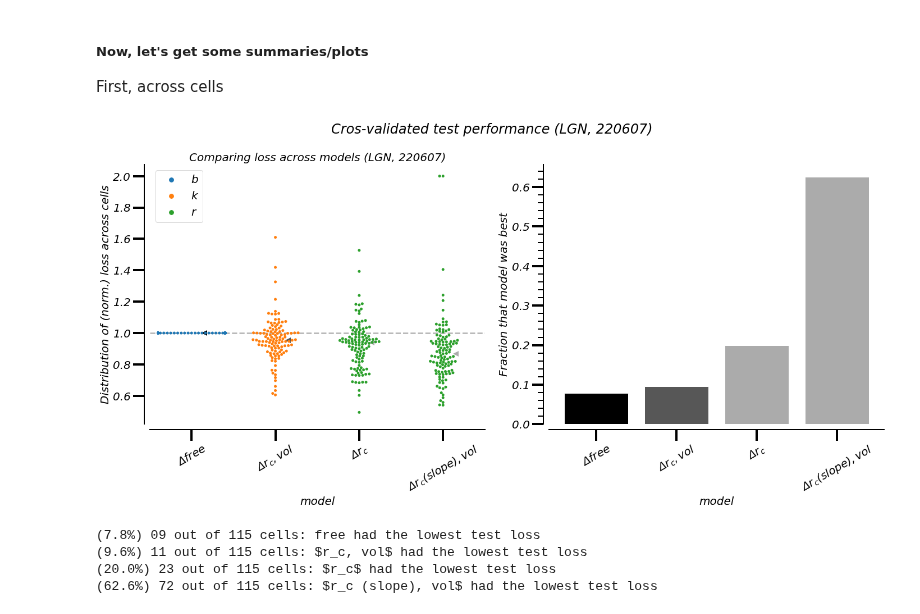
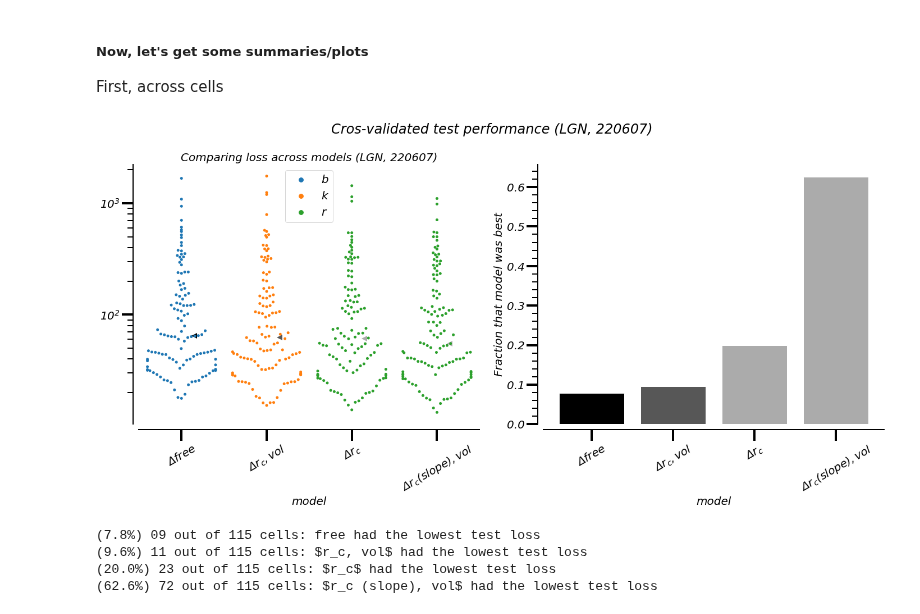
Before and after one commit to paul-levy/SF-diversity, a Jupyter notebook: 01_sfTuning_contrast.ipynb, the cells around one changed output. Cells and saved outputs as stored; diff of their text form; code cells hidden in the pictures.

Commit message:
changes to ipynbs, including option for stacked rather than side-by-side histograms, changes to DoG schematic as proposed by tony

```diff
--- a/01_sfTuning_contrast.ipynb
+++ b/01_sfTuning_contrast.ipynb
@@ -535,21 +571,24 @@ First, across cells
 
 nrows, ncols = 1, 2;
 f, ax = plt.subplots(nrows, ncols, figsize=(ncols*10,nrows*10))
-use_norm = True;
+use_norm = False;
 nCells = nlls_summary_all.shape[0]
 sns.despine(offset=10)
+
+norm_str = '_norm' if use_norm else ''
 
 ### first, the values
 
 # Here's how we can find out which model had the lowest loss across cells
-upper_bound = 2
+upper_bound = 2 if use_norm else np.Inf
 if use_norm:
     # referenced to the "free" model, again
     vals = np.divide(nlls_summary_all, np.expand_dims(nlls_summary_all[:,0], axis=1));
 else:
     vals = nlls_summary_all;
 
-[ax[0].plot(i+0.15, np.nanmedian(vals[:,i,test_ind]), '<', color=param_alpha[nFreeParams[i]], markersize=10) for i in range(nMods)]
+[ax[0].plot(i+0.15, np.median(vals[:,i,test_ind]), '<', color=param_alpha[nFreeParams[i]], markersize=10) for i in range(nMods)]
+# [ax[0].plot(i+0.15, np.nanmedian(vals[:,i,test_ind]), '<', color=param_alpha[nFreeParams[i]], markersize=10) for i in range(nMods)]
 sns.swarmplot(ax=ax[0], x=np.tile(np.arange(nMods), nCells),
               y=hf.flatten_list(np.clip(vals[:,:,test_ind], None, upper_bound)),
               hue=np.tile([param_color[nFreeParams[x]] for x in range(nMods)], nCells));
@@ -560,36 +599,39 @@ ax[0].set_xlabel('model');
 ax[0].set_ylabel('Distribution of %sloss across cells' % '(norm.) ' if use_norm else '');
 ax[0].set_xticks(range(nMods));
 ax[0].set_xticklabels(labels=[r'$\Delta$%s' % x for x in names], rotation=30);
 ax[0].set_title('Comparing loss across models (LGN, %s)' % date);
 ax[0].tick_params(axis='x', which='minor', bottom=False)
-ax[0].tick_params(axis='y', which='minor', left=False)
+if not use_norm:
+    ax[0].set_yscale('log')
+else: # then we don't need minor ticks; otherwise, we do want them
+    ax[0].tick_params(axis='y', which='minor', left=False)
 
 ### then, the winners
 # Here's how we can find out which model had the lowest loss across cells
 lowest = np.argmin(nlls_summary_all[:,:,test_ind],axis=1)
 _, freqs = np.unique(lowest, return_counts=True)
 nCells = nlls_summary_all.shape[0]
 
 ax[1].bar(range(nMods), height=freqs/np.sum(freqs), color=np.array([param_alpha[x] for x in nFreeParams]))
 ax[1].set_xlabel('model');
 ax[1].set_ylabel('Fraction that model was best');
 ax[1].tick_params(axis='x', which='minor', bottom=False)
 ax[1].set_xticks(range(nMods));
 ax[1].set_xticklabels(labels=[r'$\Delta$%s' % x for x in names], rotation=30);
 
 f.suptitle('Cros-validated test performance (LGN, %s)' % date);
 f.tight_layout();
 
 # Now save, too
-saveName = "/01_01_02b_cvByCondWinners_%s%s.pdf" % (date, phAdj_str);
+saveName = "/01_01_02b_cvByCondWinners_%s%s%s.pdf" % (date, phAdj_str, norm_str);
 curr_dir = os.path.dirname(save_loc+saveName);
 if not os.path.exists(curr_dir):
     os.makedirs(curr_dir);
 pdfSv = pltSave.PdfPages(save_loc + saveName);
 pdfSv.savefig(f); # only one figure here...
 pdfSv.close();
 # %% [output]
-[figure, old version]
+[figure, new version]
 # %%
 [print('(%.1f%%) %02d out of %02d cells: %s had the lowest test loss' % (100*f/nCells, f,nCells,n)) for n,f in zip(names,freqs)]
 # %% [output]
```
Also changed, not shown: parts of 3 cells of this notebook.
